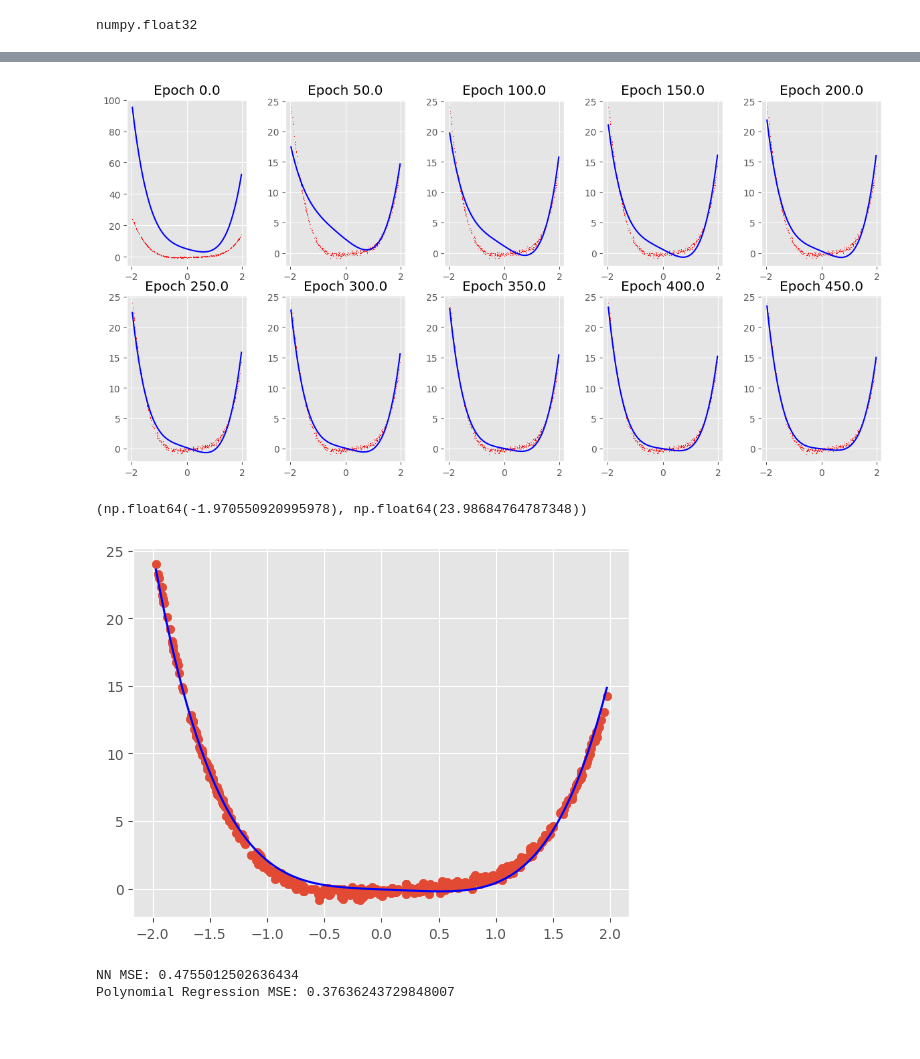
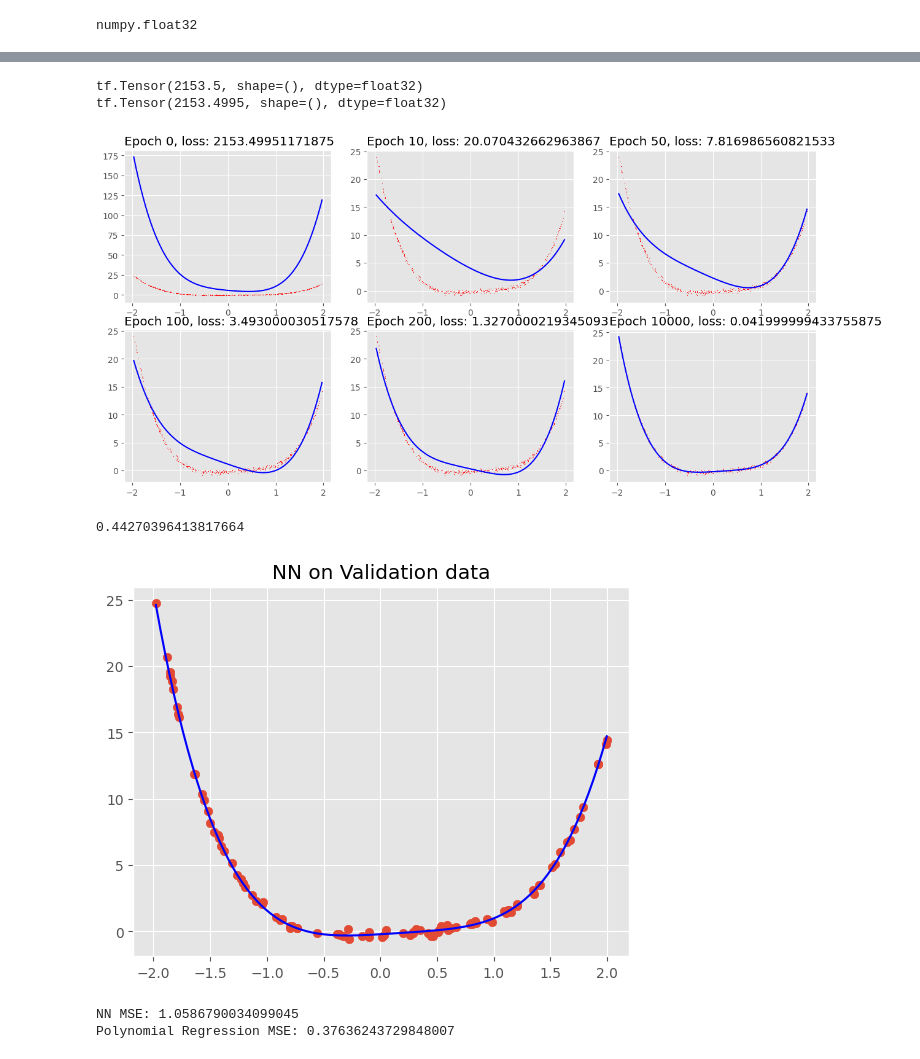
Before and after one commit to cm23ru-uol/MATH2603_individual_summative, a Jupyter notebook: main.ipynb, the cells around one changed output, grey strips where cells are left out. Drawn from its saved outputs; the diff is of its cells as text; code cells hidden in the pictures; blank space fills up the shorter version.

Commit message:
Added comparisons of MSE of NN model on training/validation data

```diff
--- a/main.ipynb
+++ b/main.ipynb
@@ -96,8 +100,7 @@ y_predicted = poly_reg_model.predict(poly_features)
 # print(y_predicted[:10])
 # print(y[:10])
 # %%
-d, c, b, a = params.coef_
-print(a, b, c, d)
-intercept = params.intercept_
-print(params.intercept_)
+a_1, a_2, a_3, a_4 = params.coef_
+
+a_0 = params.intercept_
 # %% [output]
@@ -196,15 +211,19 @@ model = Model()
 def mse(y, y_pred):
     return tf.reduce_mean(tf.square(y - y_pred))
 
-epochs = 500
+epochs = 10_000
 learning_rate = 0.01
+
+epochs_to_save = [0, 10, 50, 100, 200, epochs]
 losses = []
 coefficients = []
-lossses_for_plot = []
+losses_for_plot = []
 
+losses_for_plot.append(mse(y, model(X)))
+coefficients.append([model.weight_a.numpy(), model.weight_b.numpy(), model.weight_c.numpy(), model.weight_d.numpy(), model.bias.numpy()])
 
 # Training Loop
-for epoch in range(epochs):
+for epoch in range(1, epochs+1):
     with tf.GradientTape() as tape:
         y_pred = model(X)
         loss = mse(y, y_pred)
@@ -216,8 +235,11 @@ for epoch in range(epochs):
     # Loss per Epoch
     loss = mse(y, model(X))
     losses.append(loss)
-    if epoch % (epochs / 10) == 0:
-        lossses_for_plot.append(loss)
+    # if epoch % (epochs / 10) == 0:
+    #     lossses_for_plot.append(loss)
+    #     coefficients.append([model.weight_a.numpy(), model.weight_b.numpy(), model.weight_c.numpy(), model.weight_d.numpy(), model.bias.numpy()])
+    #     print(f"Epoch: {epoch}, Loss: {loss.numpy():.4f}")
+    #     print("     >> ", model.variables)
+    if epoch in epochs_to_save:
+        losses_for_plot.append(loss)
         coefficients.append([model.weight_a.numpy(), model.weight_b.numpy(), model.weight_c.numpy(), model.weight_d.numpy(), model.bias.numpy()])
-        print(f"Epoch: {epoch}, Loss: {loss.numpy():.4f}")
-        print("     >> ", model.variables)
@@ -245,25 +246,41 @@ Epoch: 450, Loss: 0.2592
+# %%
+tf.math.round(losses_for_plot, 2)
+print(tf.round(losses_for_plot[0] * 10**3)/10**3)
+print(losses_for_plot[0])
+
+def tf_round(num, n):
+    return tf.round(num * (10 ** n)) / (10 ** n)
+
+
+new_losses_for_plot = [tf.round(i * (10 ** 3))/(10**3) for i in losses_for_plot]
+# %% [output]
+tf.Tensor(2153.5, shape=(), dtype=float32)
+tf.Tensor(2153.4995, shape=(), dtype=float32)
 # %%
-fig, axs = plt.subplots(2, 5, figsize=(12, 6))
+fig, axs = plt.subplots(2, 3, figsize=(12, 6))
 plt.tight_layout()
 for i in range(len(coefficients)):
     a, b, c, d, e = coefficients[i][0], coefficients[i][1], coefficients[i][2], coefficients[i][3], coefficients[i][4]
     x_range = np.linspace(min(x_train), max(x_train), len(x_train))
     y_tf_pred = [a*x_i**4 + b*x_i**3 + c*x_i**2 + d*x_i + e for x_i in x_range]
 
-    if i < 5:
+    if i < 3:
         axs[0][i].plot(x_range, y_tf_pred, c='blue')
         axs[0][i].scatter(x_train, y_train, s=0.1, c='red')
-        axs[0][i].set_title(f'Epoch {epochs/10 * i}')
+        axs[0][i].set_title(f'Epoch {epochs_to_save[i]}, loss: {losses_for_plot[i]}', loc='left')
+
     else:
-        axs[1][i-5].plot(x_range, y_tf_pred, c='blue')
-        axs[1][i-5].scatter(x_train, y_train, s=0.1, c='red')
-        axs[1][i-5].set_title(f'Epoch {epochs/10 * i}')
+        axs[1][i-3].plot(x_range, y_tf_pred, c='blue')
+        axs[1][i-3].scatter(x_train, y_train, s=0.1, c='red')
+        axs[1][i-3].set_title(f'Epoch {epochs_to_save[i]}, loss: {new_losses_for_plot[i]}', loc='left')
 # %% [output]
-[figure, old version]
+[figure, new version]
 # %%
-x_train[0], y_train[0]
+x_range = np.linspace(min(x_train), max(x_train), len(x_train))
+y_tf_pred = [a*x_i**4 + b*x_i**3 + c*x_i**2 + d*x_i + e for x_i in x_range]
+mean_squared_error(y_train, y_tf_pred)
 # %% [output]
-(np.float64(-1.970550920995978), np.float64(23.98684764787348))
+0.44270396413817664
 # %%
 a = model.weight_a
 b = model.weight_b
@@ -275,12 +292,13 @@ x_range = np.linspace(min(x_train), max(x_train), len(x_train))
 y_tf_pred = [a*x_i**4 + b*x_i**3 + c*x_i**2 + d*x_i + e for x_i in x_range]
 # %%
 plt.plot(x_range, y_tf_pred, c='blue')
-plt.scatter(x_train, y_train, label='data')
+plt.scatter(x_val, y_val, label='data')
+plt.title('NN on Validation data')
 plt.show()
 
-print(f'NN MSE: {mean_squared_error(y_train, y_tf_pred)}')
+print(f'NN MSE: {mean_squared_error(y_val, y_tf_pred)}')
 print(f'Polynomial Regression MSE: {polynomial_mse_train}')
 # %% [output]
-[figure, old version]
+[figure, new version]
-NN MSE: 0.4755012502636434
+NN MSE: 1.0586790034099045
 Polynomial Regression MSE: 0.37636243729848007
```
Also changed, not shown: parts of 11 cells of this notebook, 1 other file.
